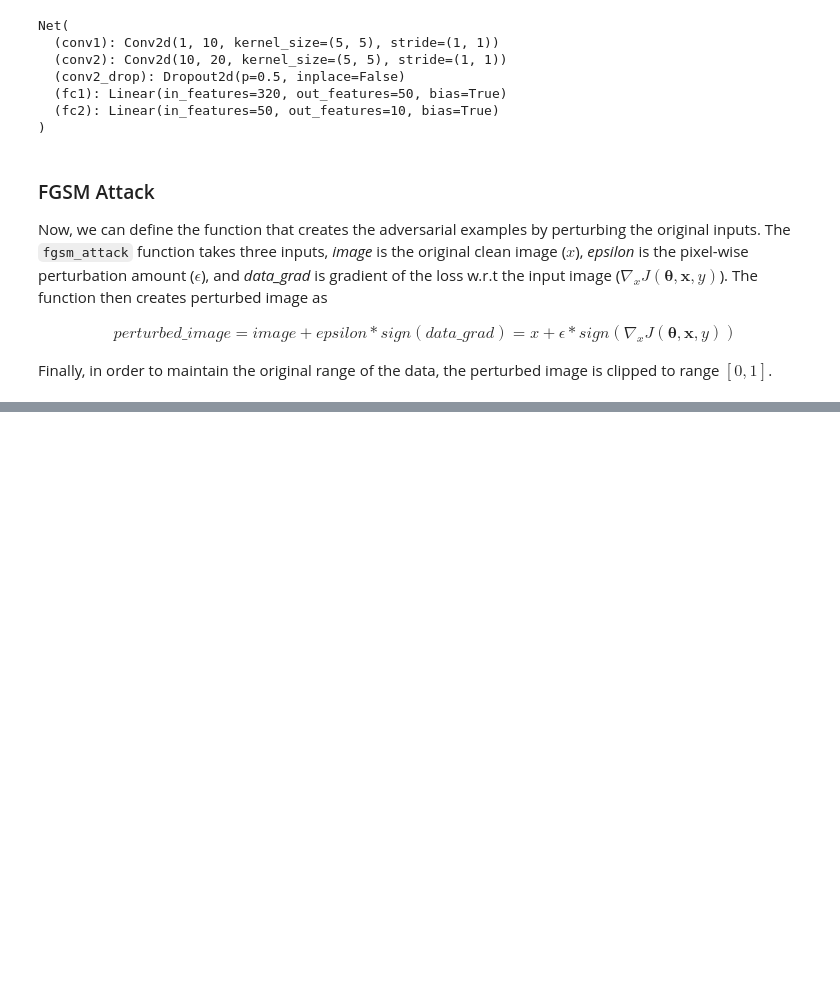
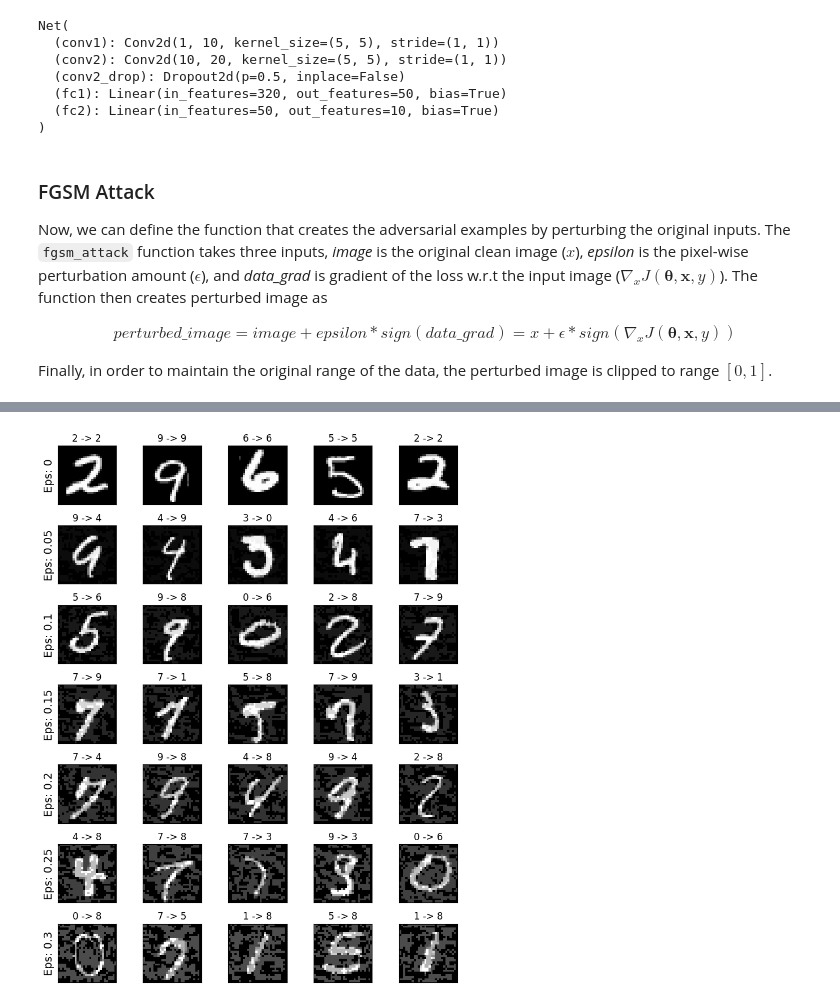
Before and after one commit to fabianumfalco/PPEE2017-AlgoritmosClassificacao, a Jupyter notebook: White-box_Adversarial_Example.ipynb, the cells around one changed output, grey strips where cells are left out. Cells and saved outputs as stored; diff of their text form; code cells hidden in the pictures; blank space fills up the shorter version.

Commit message:
update adversarial notebook

```diff
--- a/White-box_Adversarial_Example.ipynb
+++ b/White-box_Adversarial_Example.ipynb
@@ -610,11 +641,22 @@ perturbed image is clipped to range $[0,1]$.
 # %%
 # FGSM attack code
 def fgsm_attack(image, epsilon, data_grad):
+    """
+    Function to generate an adversarial example using the Fast Gradient Sign Method (FGSM).
+
+    Args:
+        image (Tensor): Input image to be perturbed.
+        epsilon (float): Perturbation magnitude (attack strength).
+        data_grad (Tensor): Gradient of the loss with respect to the input image.
+
+    Returns:
+        Tensor: Perturbed image as an adversarial example.
+    """
     # Collect the element-wise sign of the data gradient
     sign_data_grad = data_grad.sign()
     # Create the perturbed image by adjusting each pixel of the input image
-    perturbed_image = image + epsilon*sign_data_grad
-    # Adding clipping to maintain [0,1] range
+    perturbed_image = image + epsilon * sign_data_grad
+    # Adding clipping to maintain [0, 1] range
     perturbed_image = torch.clamp(perturbed_image, 0, 1)
     # Return the perturbed image
     return perturbed_image
@@ -620,0 +744,12 @@ def fgsm_attack(image, epsilon, data_grad):
+# %%
+accuracies = []
+examples = []
+
+# Run test for each epsilon
+for eps in epsilons:
+    # Loop over each epsilon value and run the test function to evaluate the model's accuracy and
+    # generate adversarial examples.
+
+    acc, ex = test(model, device, test_loader, eps)
+    accuracies.append(acc)
+    examples.append(ex)
@@ -620,0 +768,19 @@ def fgsm_attack(image, epsilon, data_grad):
+# %%
+# Plot several examples of adversarial samples at each epsilon
+cnt = 0
+plt.figure(figsize=(8,10))
+for i in range(len(epsilons)):
+    for j in range(len(examples[i])):
+        cnt += 1
+        plt.subplot(len(epsilons),len(examples[0]),cnt)
+        plt.xticks([], [])
+        plt.yticks([], [])
+        if j == 0:
+            plt.ylabel("Eps: {}".format(epsilons[i]), fontsize=14)
+        orig,adv,ex = examples[i][j]
+        plt.title("{} -> {}".format(orig, adv))
+        plt.imshow(ex, cmap="gray")
+plt.tight_layout()
+plt.show()
+# %% [output]
+[figure, added]
```
Also changed, not shown: parts of 15 cells of this notebook.
